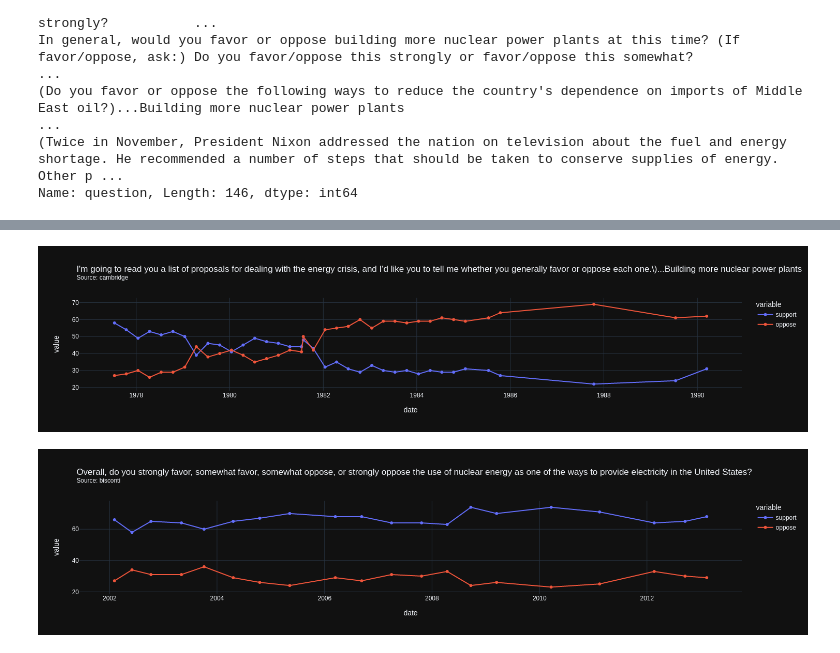
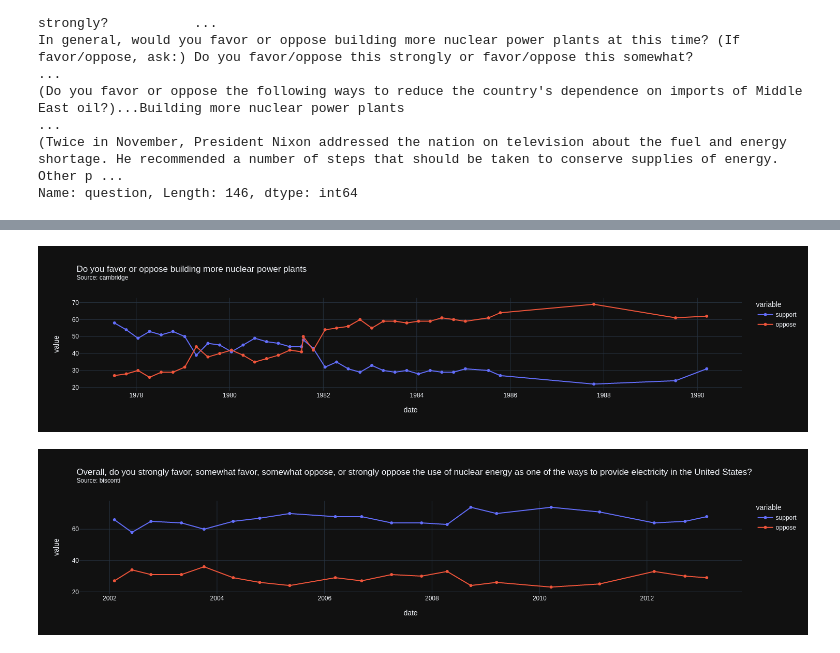
Before and after one commit to ekirchman/Capstone-notebooks, a Jupyter notebook: Gupta.ipynb, the cells around one changed output, grey strips where cells are left out. Saved outputs shown, nothing was run; the diff lists cells and outputs as text; code cells hidden in the pictures.

```diff
--- a/Gupta.ipynb
+++ b/Gupta.ipynb
@@ -53,14 +53,14 @@ df3
 # %%
 import plotly.express as px
 #type(df3['date'].iloc[1])
-s= "I'm going to read you a list of proposals for dealing with the energy crisis, and I'd like you to tell me whether you generally favor or oppose each one.\)...Building more nuclear power plants"
+s= "Do you favor or oppose building more nuclear power plants"
 df4 = df3.sort_values(by=['date'])
 source = df3['firm'].iloc[0]
 title = s + "<br><sup>Source: " + source + "<sup>"
 fig = px.line(df4, x="date", y=["support", "oppose"], title=title, markers=True, template='plotly_dark')
 fig.show()
 # %% [output]
-[figure, old version]
+[figure, new version]
 # %%
 s2 = "Overall, do you strongly favor, somewhat favor, somewhat oppose, or strongly oppose the use of nuclear energy as one of the ways to provide electricity in the United States?"
 df5 = df_date[df_date['question'].str.contains(s2)]
```
Also changed, not shown: parts of 3 cells of this notebook, 56 other files.
